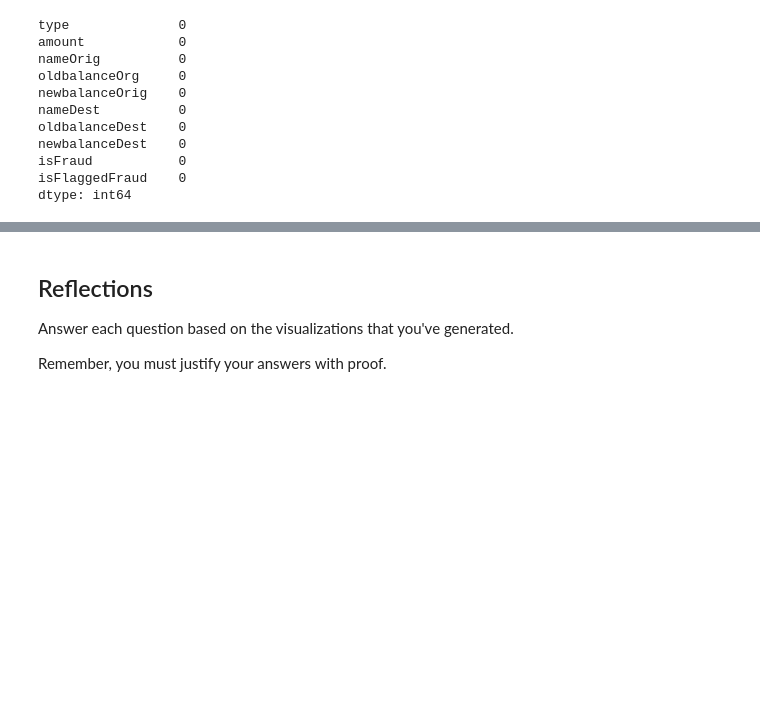
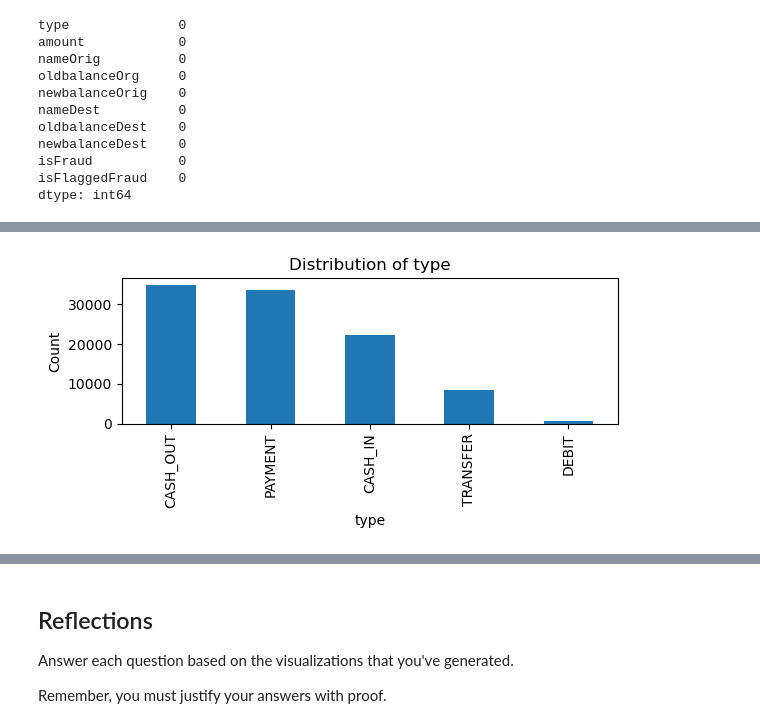
Before and after one commit to hcompere/Financial-Fraud-Detection, a Jupyter notebook: notebooks/eda.ipynb, the cells around one changed output, grey strips where cells are left out. Saved outputs shown, nothing was run; the diff lists cells and outputs as text; code cells hidden in the pictures; blank space fills up the shorter version.

```diff
--- a/notebooks/eda.ipynb
+++ b/notebooks/eda.ipynb
@@ -88,0 +116,14 @@ print(transactions["isFraud"].unique())
+# %%
+#number of transacations categorized as fraud vs non-fraud
+transactions["isFraud"].value_counts(normalize=True)
+cat_cols = transactions.select_dtypes(include=['object']).columns
+for col in cat_cols:
+    plt.figure(figsize=(6,3))
+    transactions[col].value_counts().plot(kind='bar')
+    plt.title(f'Distribution of {col}')
+    plt.xlabel(col)
+    plt.ylabel('Count')
+    plt.tight_layout()
+    plt.show()
+# %% [output]
+[figure, added]
```
Also changed, not shown: parts of 41 cells of this notebook, 1 other file.
